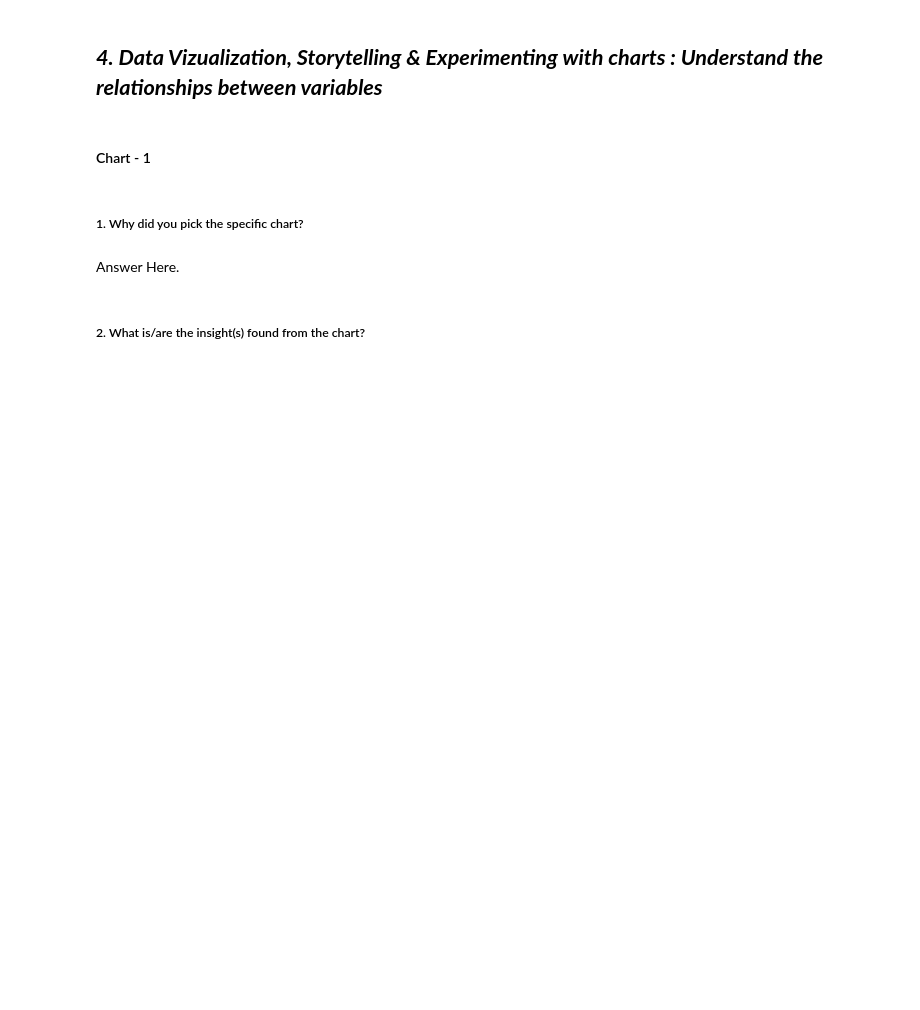
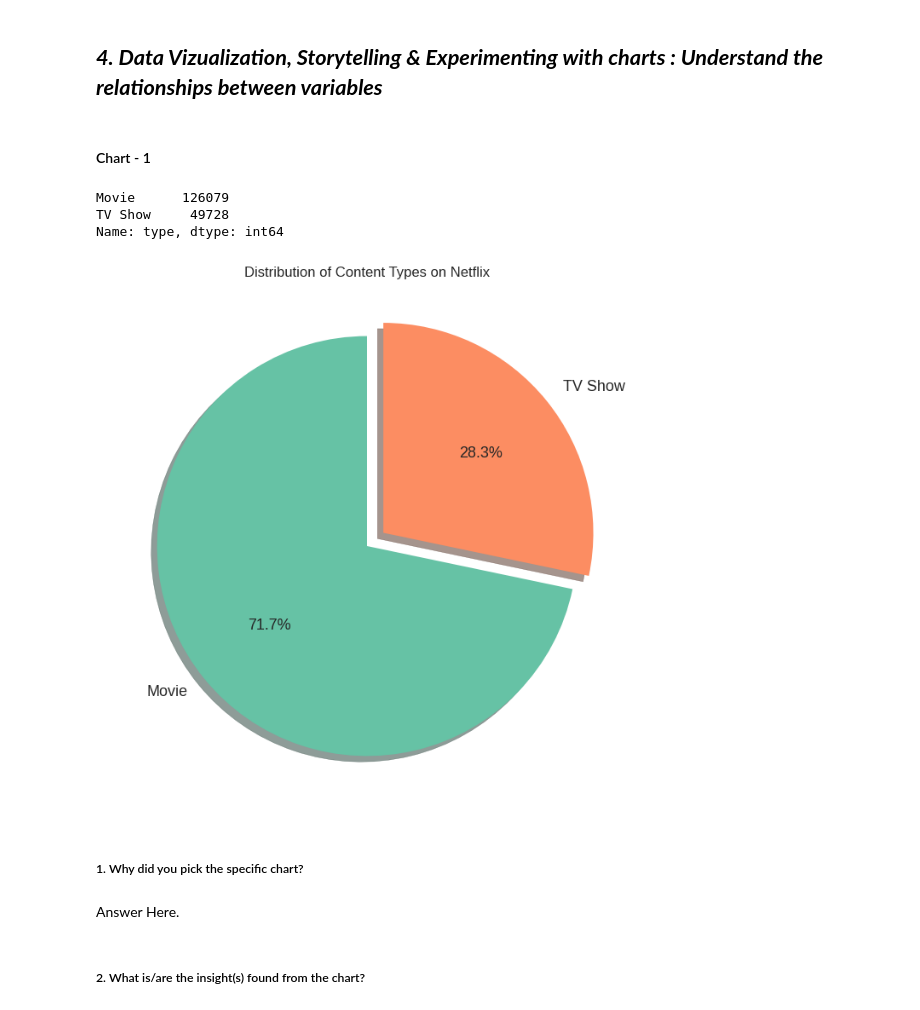
Before and after one commit to ashish-bansod/Netflix_Movies_and_TV_Shows_Clustering, a Jupyter notebook: Netflix_Movies_and_TV_Shows_Clustering.ipynb, the cells around one changed output. Cells and saved outputs as stored; diff of their text form; code cells hidden in the pictures; blank space fills up the shorter version.

```diff
--- a/Netflix_Movies_and_TV_Shows_Clustering.ipynb
+++ b/Netflix_Movies_and_TV_Shows_Clustering.ipynb
@@ -275,0 +463,4 @@ Answer Here
+# %%
+# Final DataFrame:
+df=df7.merge(df[['type', 'title', 'date_added', 'release_year', 'rating', 'duration','description']],on=['title'],how='left')
+df.head(10)
@@ -275,0 +506,13 @@ Answer Here
+# %%
+# 'date_added' column:
+df['date_added']=pd.to_datetime(df['date_added'])
+# Extracting  day, month and year from date_added column
+df["day_added"]= df["date_added"].dt.day
+df["month_added"]= df["date_added"].dt.month
+df["year_added"]= df["date_added"].dt.year
+
+# Dropping date_added
+df.drop('date_added', axis=1, inplace=True)
+
+# removing 'min' and 'Seasons' from the end in 'duration' column:
+df['duration']= df['duration'].apply(lambda x: int(x.split()[0]))
@@ -275,0 +595,19 @@ Answer Here
+# %%
+# Binning the values in the rating column
+rating_map = {'TV-MA':'Adult Content',
+              'R':'Adult Content',
+              'PG-13':'Teen Content',
+              'TV-14':'Teen Content',
+              'TV-PG':'Children Content',
+              'NR':'Not Rated',
+              'TV-G':'Children Content',
+              'TV-Y':'Family-friendly Content',
+              'TV-Y7':'Family-friendly Content',
+              'PG':'Children Content',
+              'G':'Children Content',
+              'NC-17':'Adult Content',
+              'TV-Y7-FV':'Family-friendly Content',
+              'UR':'Not Rated'}
+
+df['rating'].replace(rating_map, inplace = True)
+df['rating'].unique()
@@ -286,3 +670,17 @@ Answer Here.
+# %%
+# Chart - 1 visualization code
+
+print(df['type'].value_counts())
+
+plt.figure(figsize=(12,8))
+plt.pie(df['type'].value_counts(),labels=df['type'].value_counts().index, startangle=90,colors=sns.color_palette("Set2"),explode=[0,0.1],shadow=True,autopct="%1.1f%%",textprops = {'fontsize':13})
+plt.title('Distribution of Content Types on Netflix')
+plt.show()
+# %% [output]
+Movie      126079
+TV Show     49728
+Name: type, dtype: int64
+[figure, added]
 # %% [markdown]
 ##### 1. Why did you pick the specific chart?
 # %% [markdown]
```
Also changed, not shown: parts of 36 cells of this notebook.
